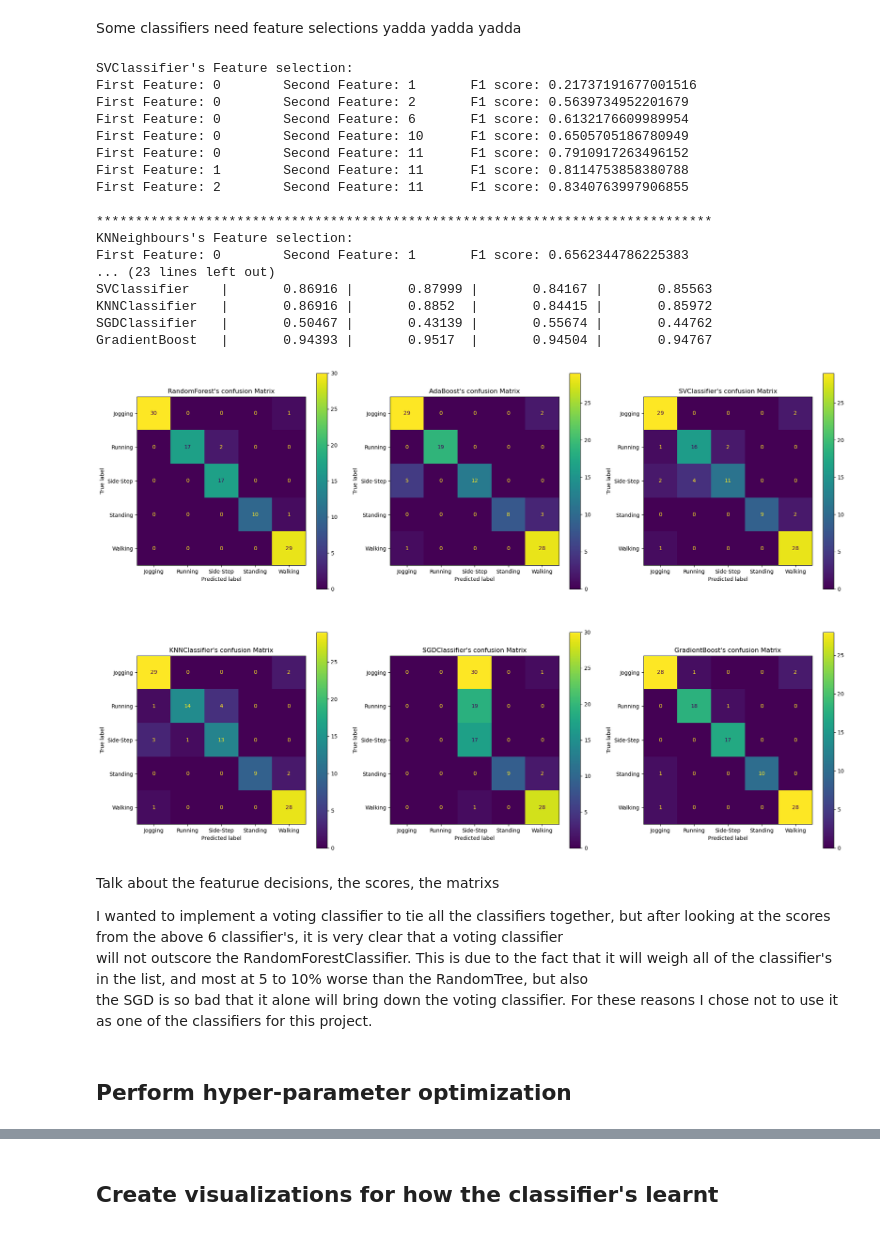
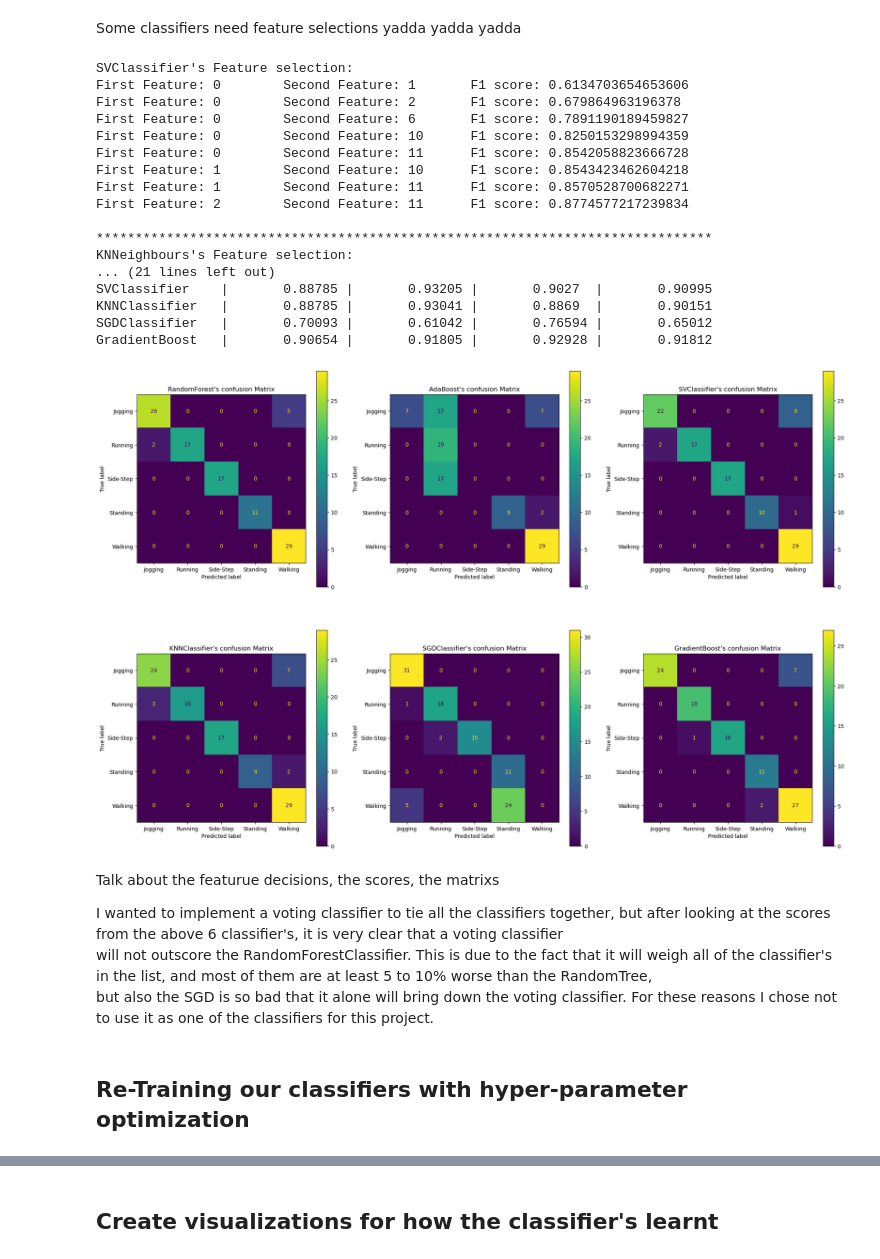
Before and after one commit to Mokoto-K/COSC102-assignment-3, a Jupyter notebook: assignment-3.ipynb, the cells around one changed output, grey strips where cells are left out. Saved outputs shown, nothing was run; the diff lists cells and outputs as text; code cells hidden in the pictures.

```diff
--- a/assignment-3.ipynb
+++ b/assignment-3.ipynb
@@ -49,13 +50,13 @@ def load_data(csv, header, col_names):
     Params:
     String - csv, string of the file path for a given csv
     header - Paramater deciding if the first row of the csv
-    are the column names or not, pass "infer" if you data
+    are the column names or not, pass "infer" if your data
     set has column names and "None" if it doesn't
     names - A list of column names to assign to the dataset
     only if the headers parameter is "None", pass None for
     this parameter if your dataset already has column names.
     Returns:
-    Pandas dataframe of our csv file
+    Pandas dataframe of a csv file
     """
     return pd.read_csv(csv, header=header, names=col_names)
 # %%
@@ -734,5 +738,5 @@ X_test = X_test.values
 # I DONT KNOW IF THIS WORKED?
 
 scaler = StandardScaler()
-scaler.fit(X_train)
-scaler.fit(X_test)
+X_train = scaler.fit_transform(X_train.astype(np.float64))
+X_test = scaler.fit_transform(X_test.astype(np.float64))
@@ -855,64 +857,63 @@ def feature_selection(classifier, X_values, y_values, name):
 Some classifiers need feature selections yadda yadda yadda
 # %%
 # Training a random forest classifier
-rnd = RandomForestClassifier(n_estimators=200, max_leaf_nodes=8, n_jobs=-1)
+rnd = RandomForestClassifier()
 rnd_clf = rnd.fit(X_train, y_train)
 rnd_clf_pred = rnd_clf.predict(X_test)
 
 # Training and adaptive boost classifier
-ada = AdaBoostClassifier(
-    DecisionTreeClassifier(max_depth=1), n_estimators=500,
-    algorithm="SAMME.R", learning_rate=0.5)
+ada = AdaBoostClassifier()
+
 ada_clf = ada.fit(X_train, y_train)
 ada_clf_pred = ada_clf.predict(X_test)
 
 # Training a Support Vector  Classifier
 svc = SVC()
-svc_clf, best_f1, best_f2 = feature_selection(svc, X_train, y_train, "SVClassifier")
-svc_clf_pred = svc_clf.predict(X_test[:, [best_f1, best_f2]])
+svc_clf, svc_best_f1, svc_best_f2 = feature_selection(svc, X_train, y_train, "SVClassifier")
+svc_clf_pred = svc_clf.predict(X_test[:, [svc_best_f1, svc_best_f2]])
 
 # Training a K nearest Neighbours classifier
 knn = KNeighborsClassifier()
-knn_clf, best_f1, best_f2 = feature_selection(knn, X_train, y_train, "KNNeighbours")
-knn_clf_pred = knn_clf.predict(X_test[:, [best_f1, best_f2]])
+knn_clf, knn_best_f1, knn_best_f2 = feature_selection(knn, X_train, y_train, "KNNeighbours")
+knn_clf_pred = knn_clf.predict(X_test[:, [knn_best_f1, knn_best_f2]])
 
 # Training a Stochastic Gradient decent classifier
 sgd = SGDClassifier()
-sgd_clf, best_f1, best_f2 = feature_selection(sgd, X_train, y_train, "SGDClassifier")
-sgd_clf_pred = sgd_clf.predict(X_test[:, [best_f1, best_f2]])
+sgd_clf, sgd_best_f1, sgd_best_f2 = feature_selection(sgd, X_train, y_train, "SGDClassifier")
+sgd_clf_pred = sgd_clf.predict(X_test[:, [sgd_best_f1, sgd_best_f2]])
 
-gbc = GradientBoostingClassifier(max_depth=2, n_estimators=3, learning_rate=1.0)
+gbc = GradientBoostingClassifier()
 gbc_clf = gbc.fit(X_train, y_train)
 gbc_clf_pred = gbc_clf.predict(X_test)
 
 # Create a list of all classifier's predicition scores and their names
 classifier_list = [(rnd_clf_pred, "RandomForest"), (ada_clf_pred, "AdaBoost"), (svc_clf_pred, "SVClassifier"),
                    (knn_clf_pred, "KNNClassifier"), (sgd_clf_pred, "SGDClassifier"), (gbc_clf_pred, "GradientBoost")]
 
 # call the performance metrics method, passing in the list of classifiers and the x and y test values
 classifiers_performance_metrics(classifier_list, X_test, y_test)
 # %% [output]
 SVClassifier's Feature selection:
-First Feature: 0        Second Feature: 1       F1 score: 0.21737191677001516
-First Feature: 0        Second Feature: 2       F1 score: 0.5639734952201679
-First Feature: 0        Second Feature: 6       F1 score: 0.6132176609989954
-First Feature: 0        Second Feature: 10      F1 score: 0.6505705186780949
-First Feature: 0        Second Feature: 11      F1 score: 0.7910917263496152
-First Feature: 1        Second Feature: 11      F1 score: 0.8114753858380788
-First Feature: 2        Second Feature: 11      F1 score: 0.8340763997906855
+First Feature: 0        Second Feature: 1       F1 score: 0.6134703654653606
+First Feature: 0        Second Feature: 2       F1 score: 0.679864963196378
+First Feature: 0        Second Feature: 6       F1 score: 0.7891190189459827
+First Feature: 0        Second Feature: 10      F1 score: 0.8250153298994359
+First Feature: 0        Second Feature: 11      F1 score: 0.8542058823666728
+First Feature: 1        Second Feature: 10      F1 score: 0.8543423462604218
+First Feature: 1        Second Feature: 11      F1 score: 0.8570528700682271
+First Feature: 2        Second Feature: 11      F1 score: 0.8774577217239834
 
 *******************************************************************************
 KNNeighbours's Feature selection:
-First Feature: 0        Second Feature: 1       F1 score: 0.6562344786225383
-... (23 lines left out)
-SVClassifier    |       0.86916 |       0.87999 |       0.84167 |       0.85563
-KNNClassifier   |       0.86916 |       0.8852  |       0.84415 |       0.85972
-SGDClassifier   |       0.50467 |       0.43139 |       0.55674 |       0.44762
-GradientBoost   |       0.94393 |       0.9517  |       0.94504 |       0.94767
+... (21 lines left out)
+SVClassifier    |       0.88785 |       0.93205 |       0.9027  |       0.90995
+KNNClassifier   |       0.88785 |       0.93041 |       0.8869  |       0.90151
+SGDClassifier   |       0.70093 |       0.61042 |       0.76594 |       0.65012
+GradientBoost   |       0.90654 |       0.91805 |       0.92928 |       0.91812
-[figure, old version]
+[figure, new version]
 # %% [markdown]
 Talk about the featurue decisions, the scores, the matrixs
 
 I wanted to implement a voting classifier to tie all the classifiers together, but after looking at the scores from the above 6 classifier's, it is very clear that a voting classifier <br>
-will not outscore the RandomForestClassifier. This is due to the fact that it will weigh all of the classifier's in the list, and most at 5 to 10% worse than the RandomTree, but also <br>
-the SGD is so bad that it alone will bring down the voting classifier. For these reasons I chose not to use it as one of the classifiers for this project.
+will not outscore the RandomForestClassifier. This is due to the fact that it will weigh all of the classifier's in the list, and most of them are at least 5 to 10% worse than the RandomTree, <br>
+but also the SGD is so bad that it alone will bring down the voting classifier. For these reasons I chose not to use it as one of the classifiers for this project.
@@ -927,2 +920,2 @@ the SGD is so bad that it alone will bring down the voting classifier. For these
 # %% [markdown]
-## Perform hyper-parameter optimization
+## Re-Training our classifiers with hyper-parameter optimization
```
Also changed, not shown: parts of 14 cells of this notebook.
